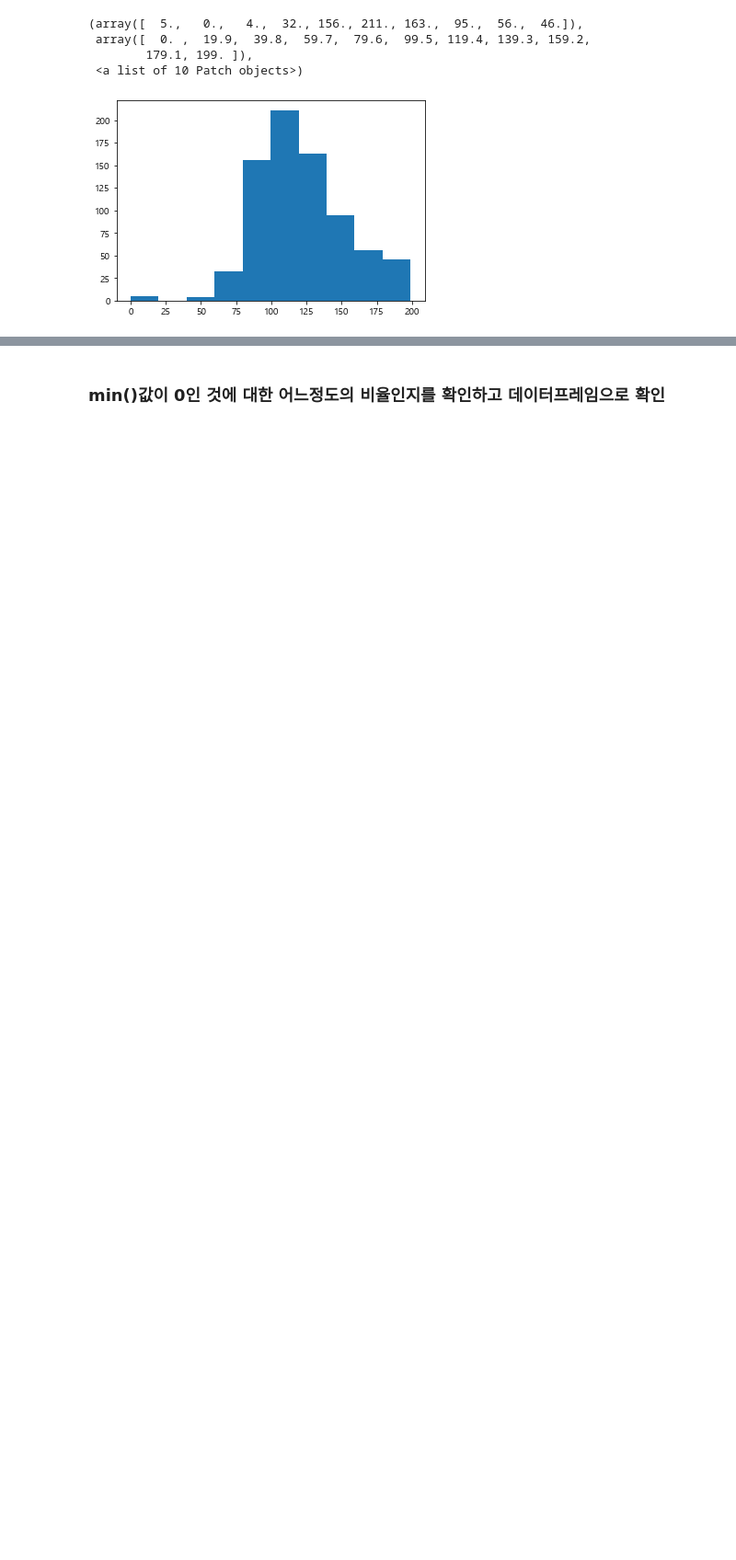
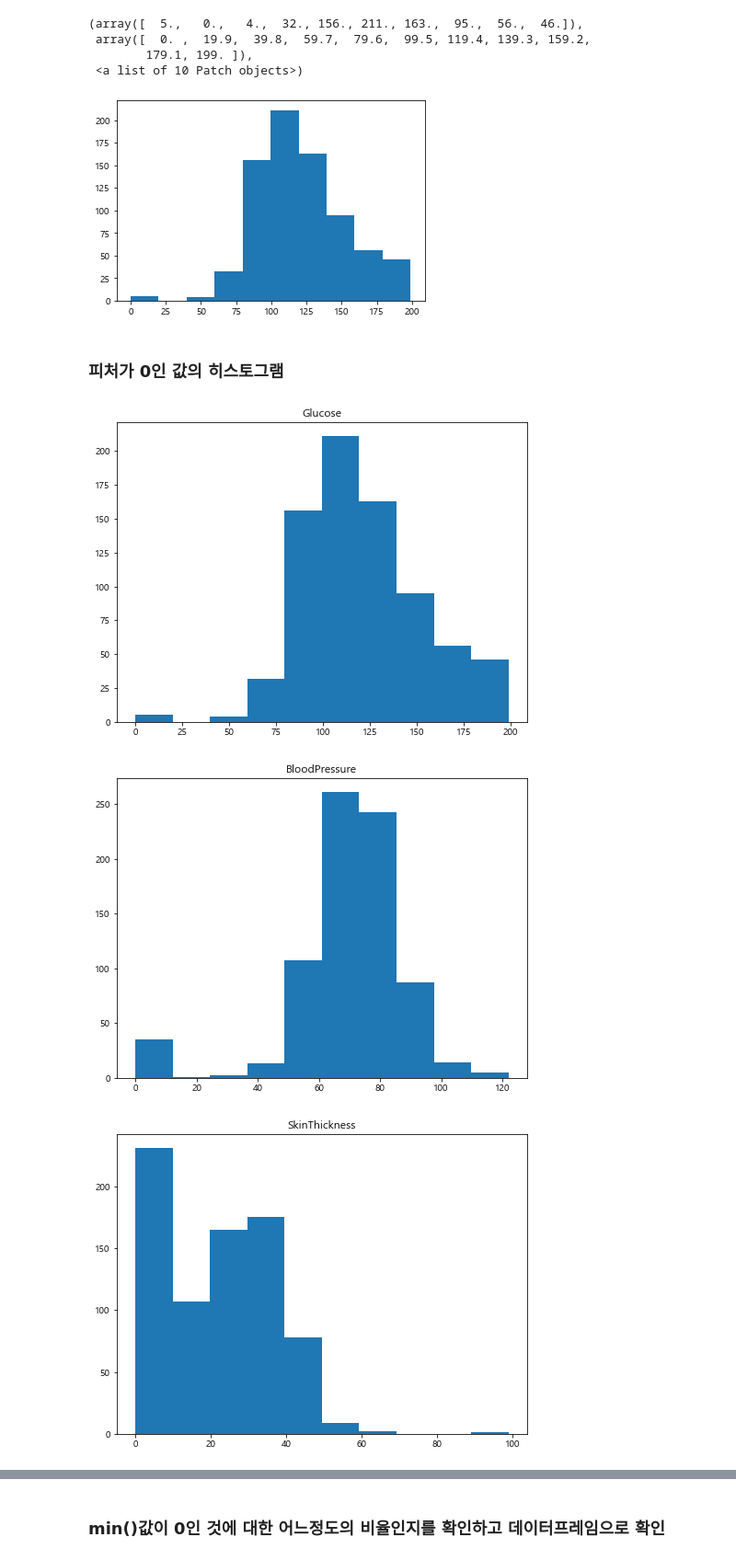
Before and after one commit to SANGSEOSEO/philosophy_datascience, a Jupyter notebook: 01.ML/03.Scikit-Learn/피마인디언_당뇨병예측_0306.ipynb, the cells around one changed output, grey strips where cells are left out. Shown at 92% size. Drawn from its saved outputs; the diff is of its cells as text; code cells hidden in the pictures; blank space fills up the shorter version.

```diff
--- a/01.ML/03.Scikit-Learn/피마인디언_당뇨병예측_0306.ipynb
+++ b/01.ML/03.Scikit-Learn/피마인디언_당뇨병예측_0306.ipynb
@@ -196,3 +215,23 @@ plt.hist(diabets_data.Glucose, bins = 10)
         179.1, 199. ]),
  <a list of 10 Patch objects>)
 [figure]
+# %% [markdown]
+### 피처가 0인 값의 히스토그램
+# %%
+zero_features = ["Glucose", "BloodPressure", "SkinThickness", "Insulin", "BMI"]
+
+def show_hist_zero_feature(zero_features,df):
+    '''
+    Show histogram for zero features
+    '''
+    for zero_feature in zero_features:
+        plt.figure(figsize=(8, 6))
+        plt.hist(diabets_data[zero_feature], bins = 10)
+        plt.title(zero_feature)
+    plt.show()
+# %%
+show_hist_zero_feature(zero_features, diabets_data)
+# %% [output]
+[figure, added]
+[figure, added]
+[figure, added]
```
Also changed, not shown: parts of 37 cells of this notebook.
